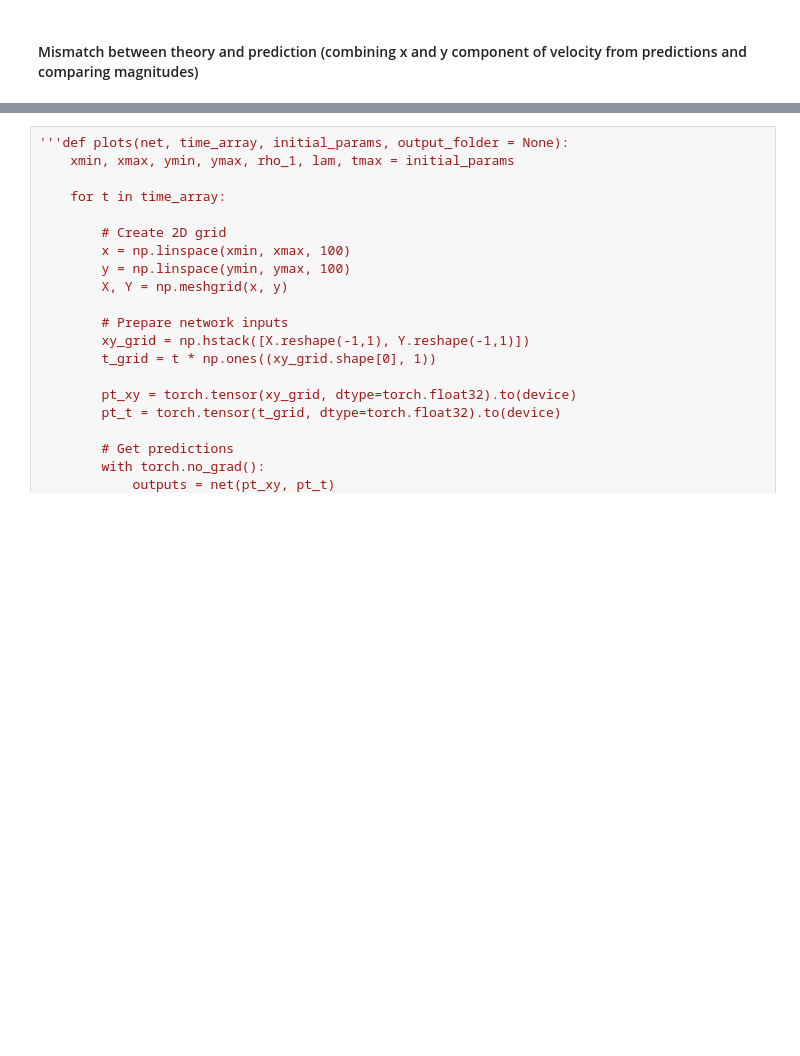
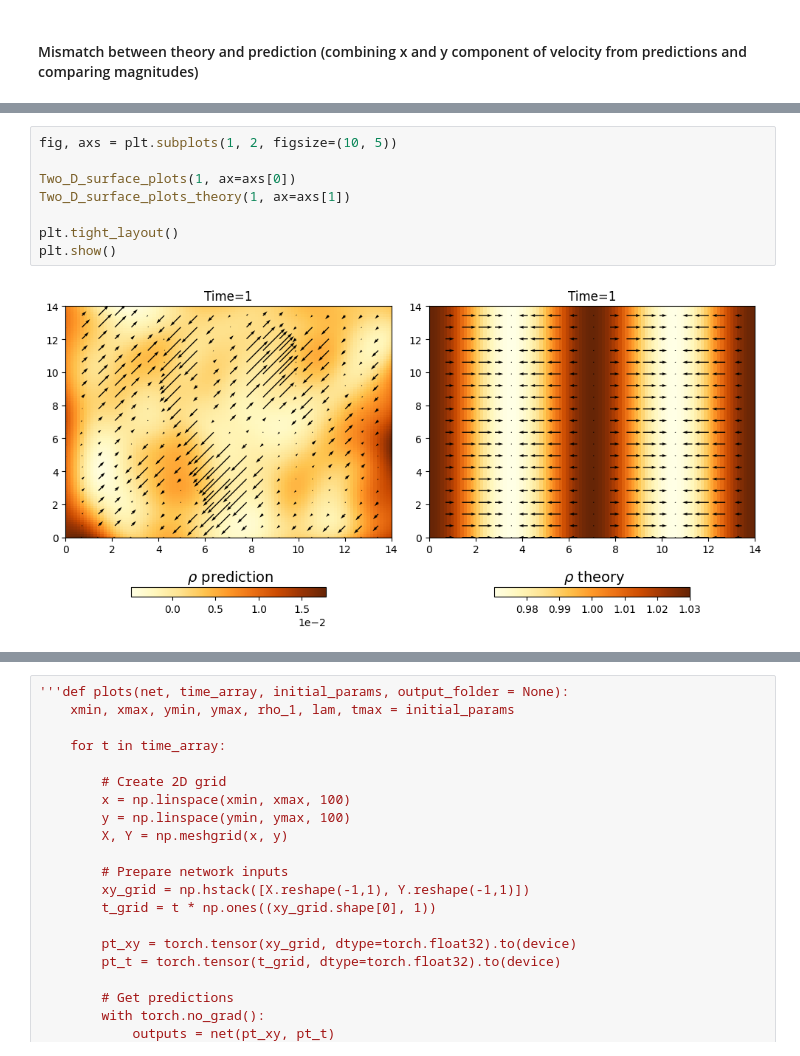
Before and after one commit to sauddy/GRINN, a Jupyter notebook: GRINN_torch_code/torch_GHD_2D.ipynb, the cells around one changed output, grey strips where cells are left out. Drawn from its saved outputs; the diff is of its cells as text; blank space fills up the shorter version.

```diff
--- a/GRINN_torch_code/torch_GHD_2D.ipynb
+++ b/GRINN_torch_code/torch_GHD_2D.ipynb
@@ -691,0 +835,10 @@ plt.show()
+# %%
+fig, axs = plt.subplots(1, 2, figsize=(10, 5))
+
+Two_D_surface_plots(1, ax=axs[0])
+Two_D_surface_plots_theory(1, ax=axs[1])
+
+plt.tight_layout()
+plt.show()
+# %% [output]
+[figure, added]
```
Also changed, not shown: parts of 10 cells of this notebook, 1 other file.
